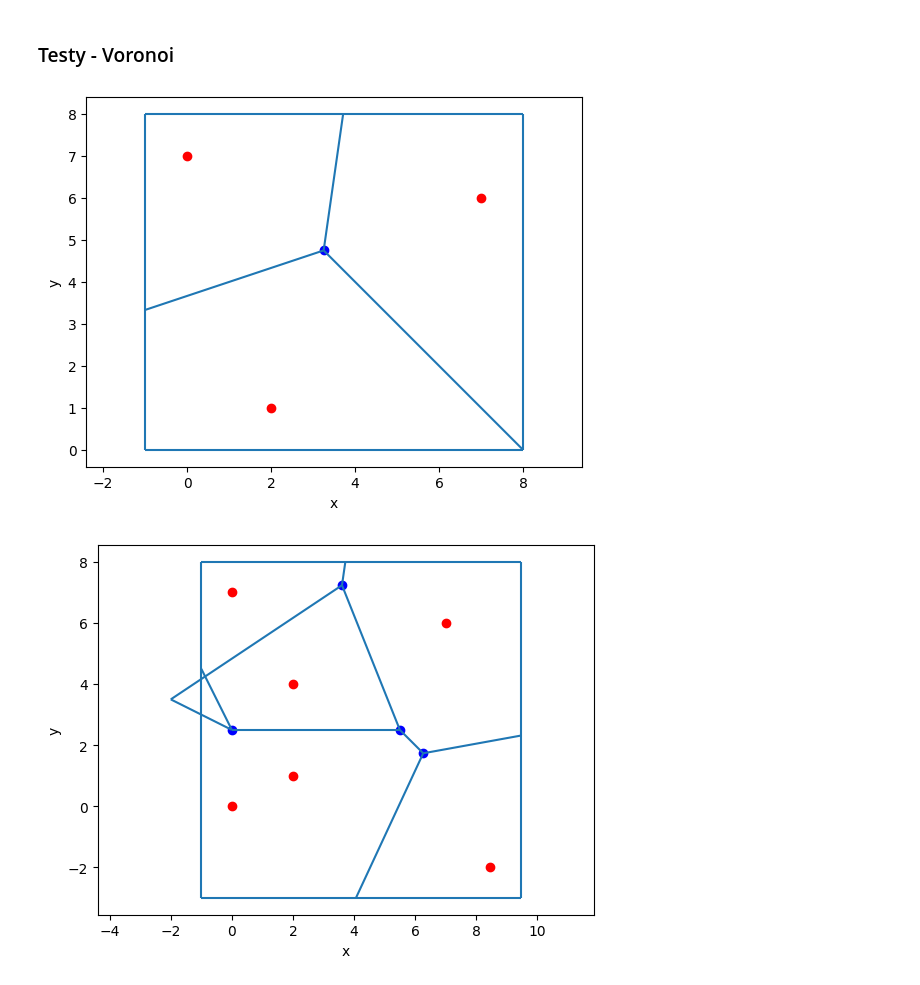
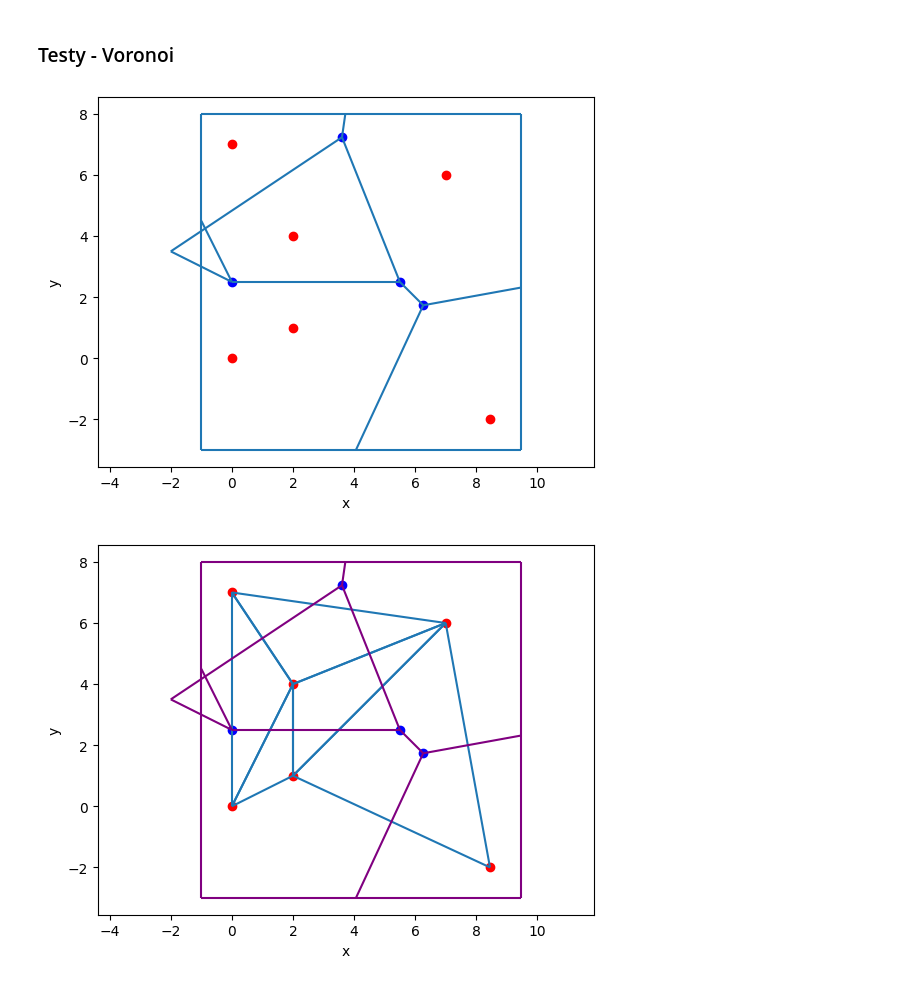
Before and after one commit to ReptilianEye/Voronoi-Diagram, a Jupyter notebook: delaunay.ipynb, the cells around one changed output. Drawn from its saved outputs; the diff is of its cells as text; code cells hidden in the pictures.

```diff
--- a/delaunay.ipynb
+++ b/delaunay.ipynb
@@ -462,12 +462,15 @@ def draw_voronoi(T, Points):
 # %% [markdown]
 ### Testy - Voronoi
 # %%
-vis_voronoi1 = draw_voronoi(T1, Points1)
-vis_voronoi1.show()
+# vis_voronoi1 = draw_voronoi(T1, Points1)
+# vis_voronoi1.show()
+# vis_voronoi_with_delauney1 = draw_voronoi_with_delauney(T1, Points1)
+# vis_voronoi_with_delauney1.show()
-# %% [output]
-[figure, removed]
 # %%
 vis_voronoi2 = draw_voronoi(T2, Points2)
 vis_voronoi2.show()
+vis_voronoi_with_delauney2 = draw_voronoi_with_delauney(T2, Points2)
+vis_voronoi_with_delauney2.show()
 # %% [output]
 [figure]
+[figure, added]
```
Also changed, not shown: parts of 6 cells of this notebook.
